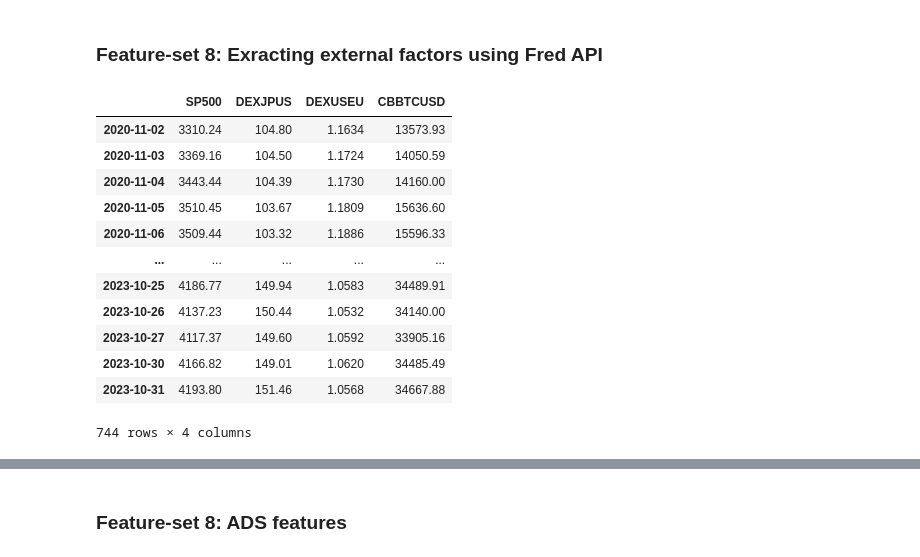
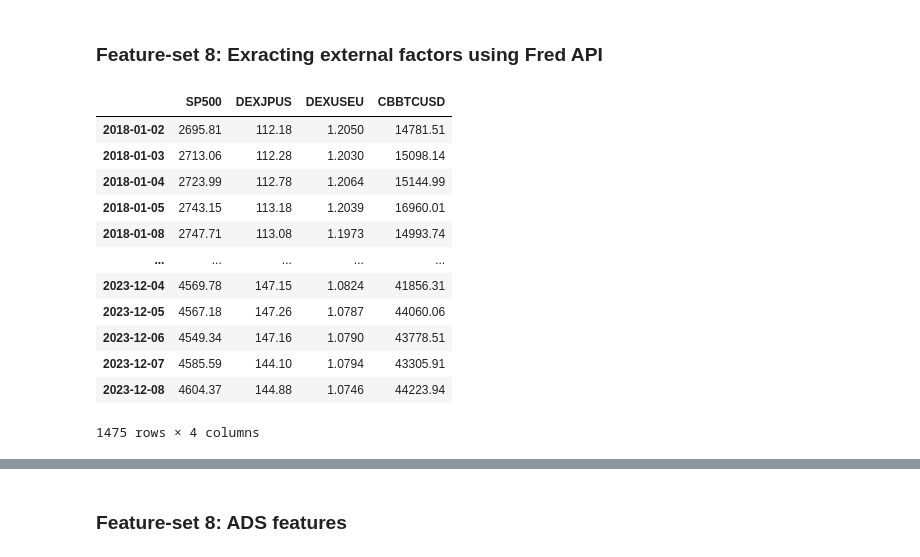
Before and after one commit to piyush-an/INFO7374_Predict_StockPrice, a Jupyter notebook: notebooks/2_FeatureMart.ipynb, the cells around one changed output, grey strips where cells are left out. Cells and saved outputs as stored; diff of their text form; code cells hidden in the pictures.

```diff
--- a/notebooks/2_FeatureMart.ipynb
+++ b/notebooks/2_FeatureMart.ipynb
@@ -61,7 +26,7 @@ import yfinance as yf
 import ta
 # %%
 # Define dataset start and end date => Two years worth of data
-start_date = datetime(2021, 1, 1)
+start_date = datetime(2018, 1, 1)
 end_date = datetime(2023, 12, 31)
 
 # Downloaded data
@@ -362,30 +348,30 @@ fred = Fred(api_key="dfd5e2b3a7c9a714430cdf450699e698")
 # %%
 # Japanese Yen to U.S. Dollar Spot Exchange Rate
 # U.S. Dollars to Euro Spot Exchange Rate
 # Coinbase Bitcoin
 feat_list = ["SP500", "DEXJPUS", "DEXUSEU", "CBBTCUSD"]
 feat_df = pd.DataFrame()
 for feat in feat_list:
-    feature = fred.get_series(feat, "2020-10-31", "2023-10-31")
+    feature = fred.get_series(feat, start_date, end_date)
     feature = feature.to_frame(feat)
     feature.dropna(inplace=True)
     feat_df = pd.concat([feat_df, feature], axis=1)
 feat_df.dropna(inplace=True)
 feat_df
 # %% [output]
 |  | SP500 | DEXJPUS | DEXUSEU | CBBTCUSD |
-| 2020-11-02 | 3310.24 | 104.80 | 1.1634 | 13573.93 |
-| 2020-11-03 | 3369.16 | 104.50 | 1.1724 | 14050.59 |
-| 2020-11-04 | 3443.44 | 104.39 | 1.1730 | 14160.00 |
-| 2020-11-05 | 3510.45 | 103.67 | 1.1809 | 15636.60 |
-| 2020-11-06 | 3509.44 | 103.32 | 1.1886 | 15596.33 |
+| 2018-01-02 | 2695.81 | 112.18 | 1.2050 | 14781.51 |
+| 2018-01-03 | 2713.06 | 112.28 | 1.2030 | 15098.14 |
+| 2018-01-04 | 2723.99 | 112.78 | 1.2064 | 15144.99 |
+| 2018-01-05 | 2743.15 | 113.18 | 1.2039 | 16960.01 |
+| 2018-01-08 | 2747.71 | 113.08 | 1.1973 | 14993.74 |
 | ... | ... | ... | ... | ... |
-| 2023-10-25 | 4186.77 | 149.94 | 1.0583 | 34489.91 |
-| 2023-10-26 | 4137.23 | 150.44 | 1.0532 | 34140.00 |
-| 2023-10-27 | 4117.37 | 149.60 | 1.0592 | 33905.16 |
-| 2023-10-30 | 4166.82 | 149.01 | 1.0620 | 34485.49 |
-| 2023-10-31 | 4193.80 | 151.46 | 1.0568 | 34667.88 |
+| 2023-12-04 | 4569.78 | 147.15 | 1.0824 | 41856.31 |
+| 2023-12-05 | 4567.18 | 147.26 | 1.0787 | 44060.06 |
+| 2023-12-06 | 4549.34 | 147.16 | 1.0790 | 43778.51 |
+| 2023-12-07 | 4585.59 | 144.10 | 1.0794 | 43305.91 |
+| 2023-12-08 | 4604.37 | 144.88 | 1.0746 | 44223.94 |
-744 rows × 4 columns
+1475 rows × 4 columns
 # %%
 NVDA_STOCK = pd.concat([NVDA_STOCK, feat_df], axis=1)
 NVDA_STOCK.dropna(inplace=True)
```
Also changed, not shown: parts of 23 cells of this notebook, 1 other file.
